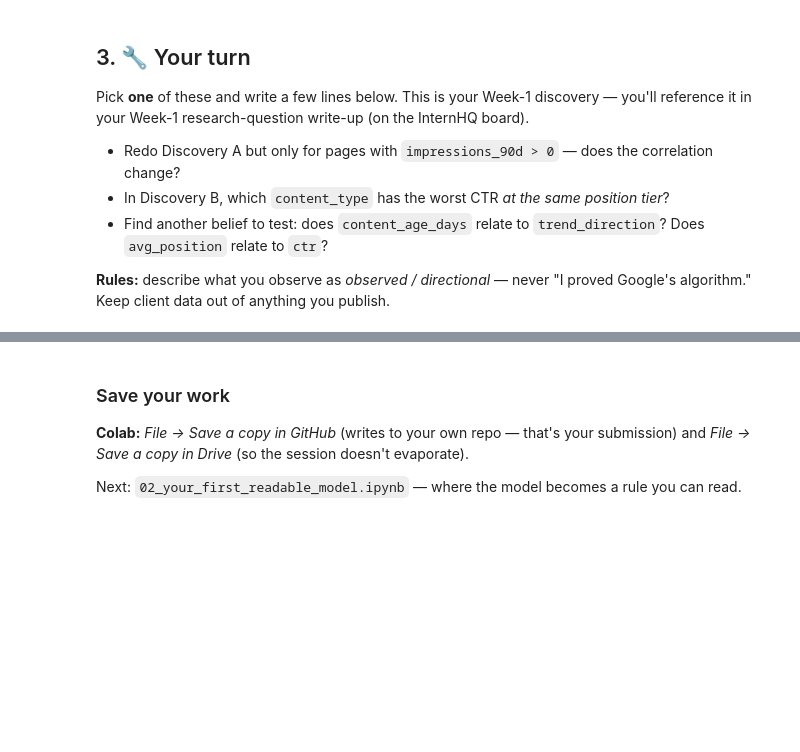
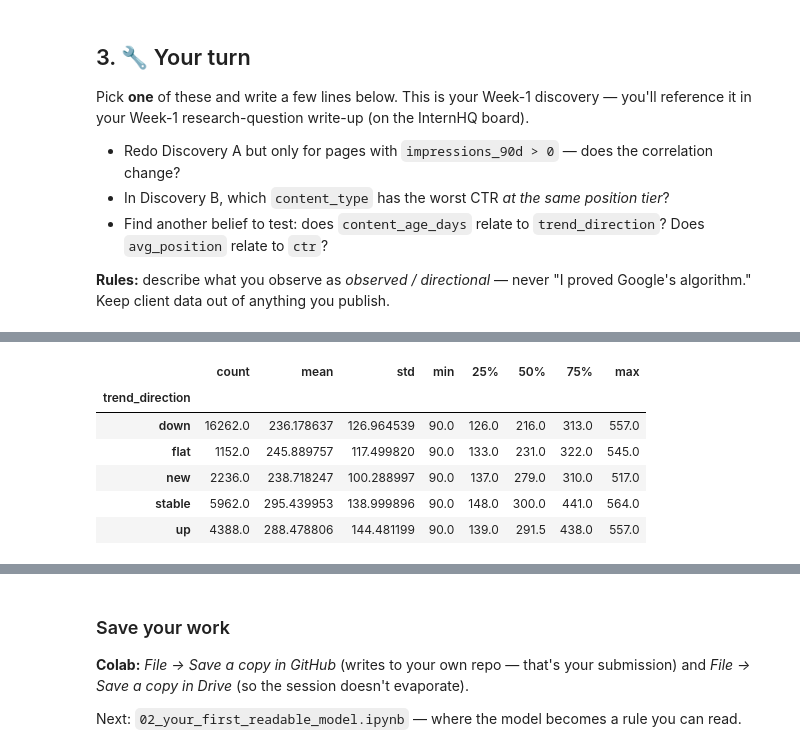
Before and after one commit to Saad-0013/FlyRank-Internship, a Jupyter notebook: notebooks/01_first_look_and_discovery.ipynb, the cells around one changed output, grey strips where cells are left out. Saved outputs shown, nothing was run; the diff lists cells and outputs as text; code cells hidden in the pictures; blank space fills up the shorter version.

```diff
--- a/notebooks/01_first_look_and_discovery.ipynb
+++ b/notebooks/01_first_look_and_discovery.ipynb
@@ -101,0 +193,12 @@ Pick **one** of these and write a few lines below. This is your Week-1 discovery
+# %%
+new_df = df
+group = new_df.groupby('trend_direction')['content_age_days'].describe()
+group
+# %% [output]
+|  | count | mean | std | min | 25% | 50% | 75% | max |
+| trend_direction |  |  |  |  |  |  |  |  |
+| down | 16262.0 | 236.178637 | 126.964539 | 90.0 | 126.0 | 216.0 | 313.0 | 557.0 |
+| flat | 1152.0 | 245.889757 | 117.499820 | 90.0 | 133.0 | 231.0 | 322.0 | 545.0 |
+| new | 2236.0 | 238.718247 | 100.288997 | 90.0 | 137.0 | 279.0 | 310.0 | 517.0 |
+| stable | 5962.0 | 295.439953 | 138.999896 | 90.0 | 148.0 | 300.0 | 441.0 | 564.0 |
+| up | 4388.0 | 288.478806 | 144.481199 | 90.0 | 139.0 | 291.5 | 438.0 | 557.0 |
```
Also changed, not shown: parts of 22 cells of this notebook.
